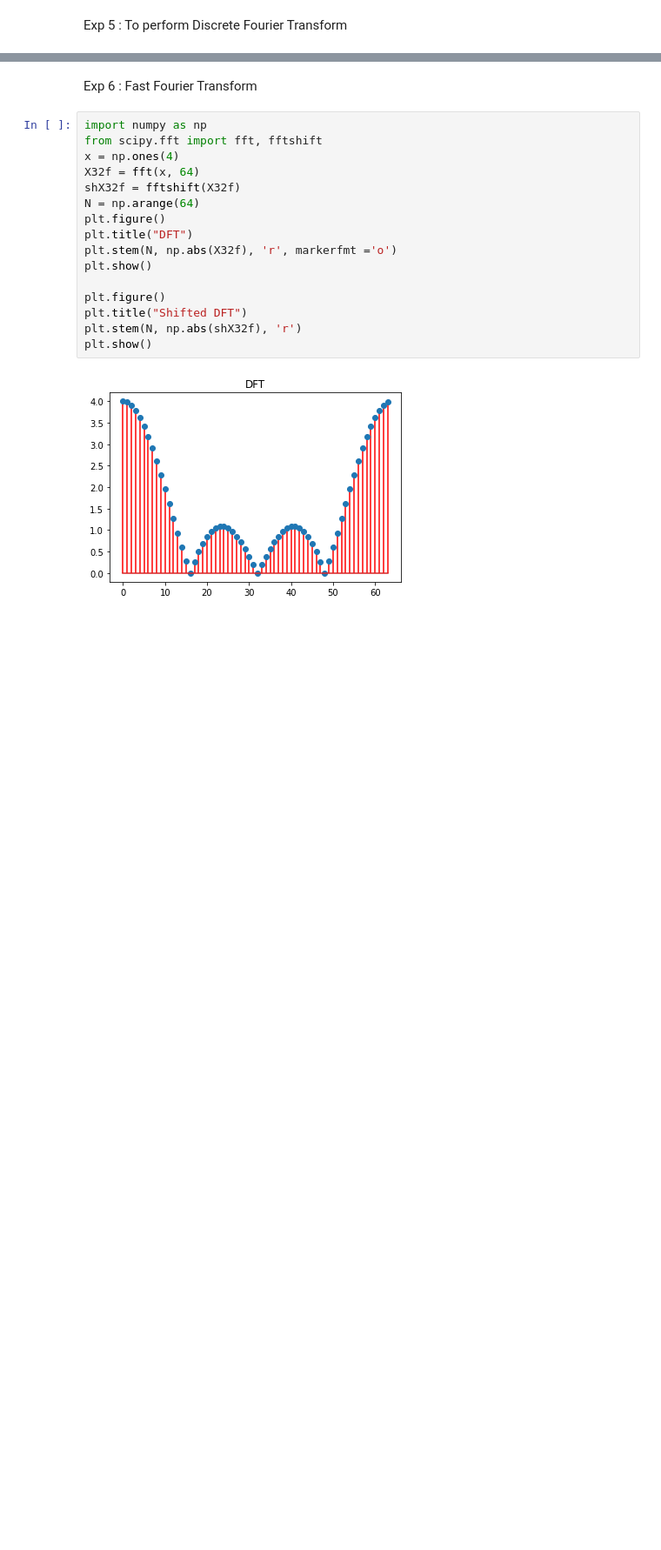
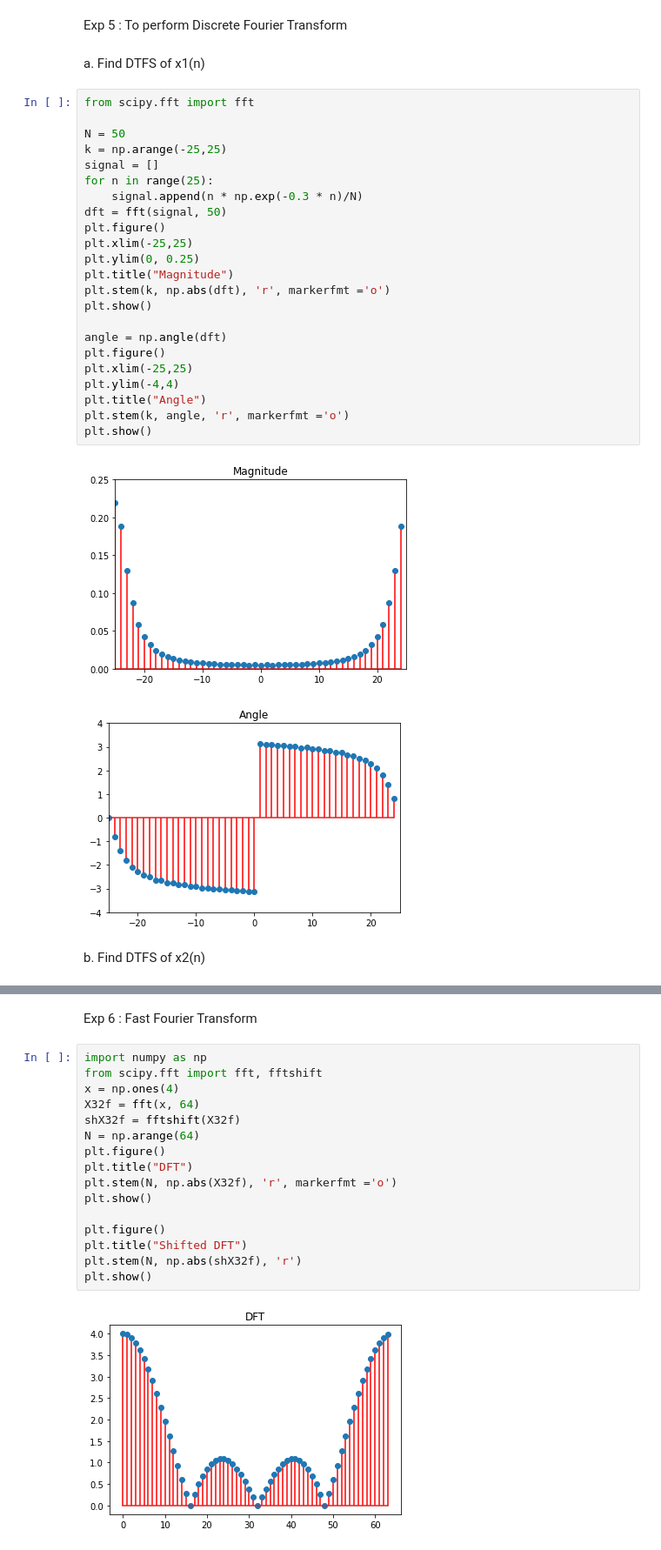
Before and after one commit to ejson03/Sem-7-pracs, a Jupyter notebook: dsip/dsip.ipynb, the cells around one changed output, grey strips where cells are left out. Shown: that part at 87% size. Drawn from its saved outputs; the diff is of its cells as text; blank space fills up the shorter version.

```diff
--- a/dsip/dsip.ipynb
+++ b/dsip/dsip.ipynb
@@ -201,2 +173,32 @@ plt.show()
 # %% [markdown]
 Exp 5 : To perform Discrete  Fourier Transform
+# %% [markdown]
+a. Find DTFS of x1(n)
+# %%
+from scipy.fft import fft
+
+N = 50
+k = np.arange(-25,25)
+signal = []
+for n in range(25):
+    signal.append(n * np.exp(-0.3 * n)/N)
+dft = fft(signal, 50)
+plt.figure()
+plt.xlim(-25,25)
+plt.ylim(0, 0.25)
+plt.title("Magnitude")
+plt.stem(k, np.abs(dft), 'r', markerfmt ='o')
+plt.show()
+
+angle = np.angle(dft)
+plt.figure()
+plt.xlim(-25,25)
+plt.ylim(-4,4)
+plt.title("Angle")
+plt.stem(k, angle, 'r', markerfmt ='o')
+plt.show()
+# %% [output]
+[figure, added]
+[figure, added]
+# %% [markdown]
+b. Find DTFS of x2(n)
```
Also changed, not shown: parts of 7 cells of this notebook, 1 other file.
